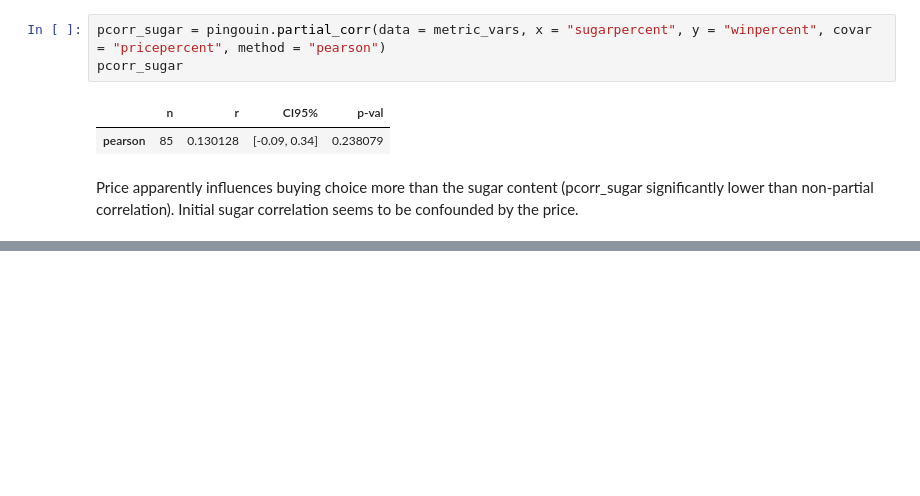
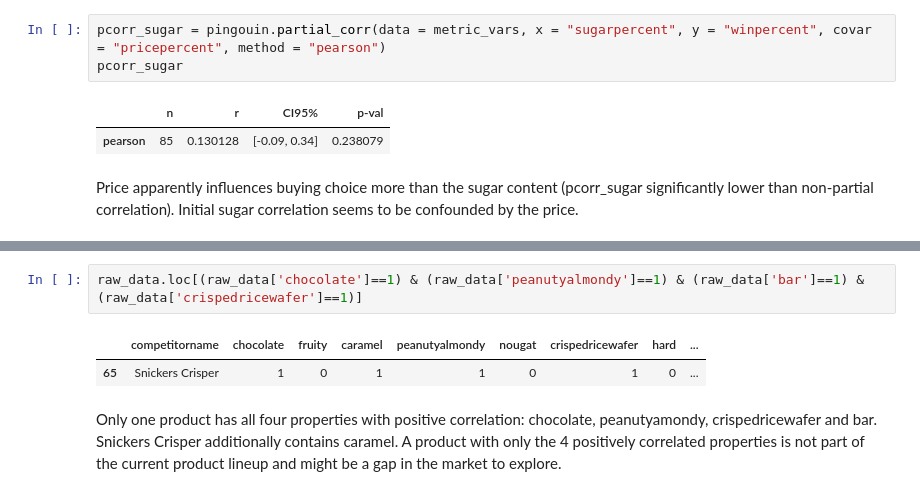
Before and after one commit to michelekorosec/CandyPopularity, a Jupyter notebook: CandyPopularity.ipynb, the cells around one changed output, grey strips where cells are left out. Saved outputs shown, nothing was run; the diff lists cells and outputs as text; blank space fills up the shorter version.

```diff
--- a/CandyPopularity.ipynb
+++ b/CandyPopularity.ipynb
@@ -211,0 +272,7 @@ pluribus           r = -0.187   p =  0.0884
+# %%
+raw_data.loc[(raw_data['chocolate']==1) & (raw_data['peanutyalmondy']==1) & (raw_data['bar']==1) & (raw_data['crispedricewafer']==1)]
+# %% [output]
+|  | competitorname | chocolate | fruity | caramel | peanutyalmondy | nougat | crispedricewafer | hard | ... |
+| 65 | Snickers Crisper | 1 | 0 | 1 | 1 | 0 | 1 | 0 | ... |
+# %% [markdown]
+Only one product has all four properties with positive correlation: chocolate, peanutyamondy, crispedricewafer and bar. Snickers Crisper additionally contains caramel. A product with only the 4 positively correlated properties is not part of the current product lineup and might be a gap in the market to explore.
```
Also changed, not shown: parts of 11 cells of this notebook.
